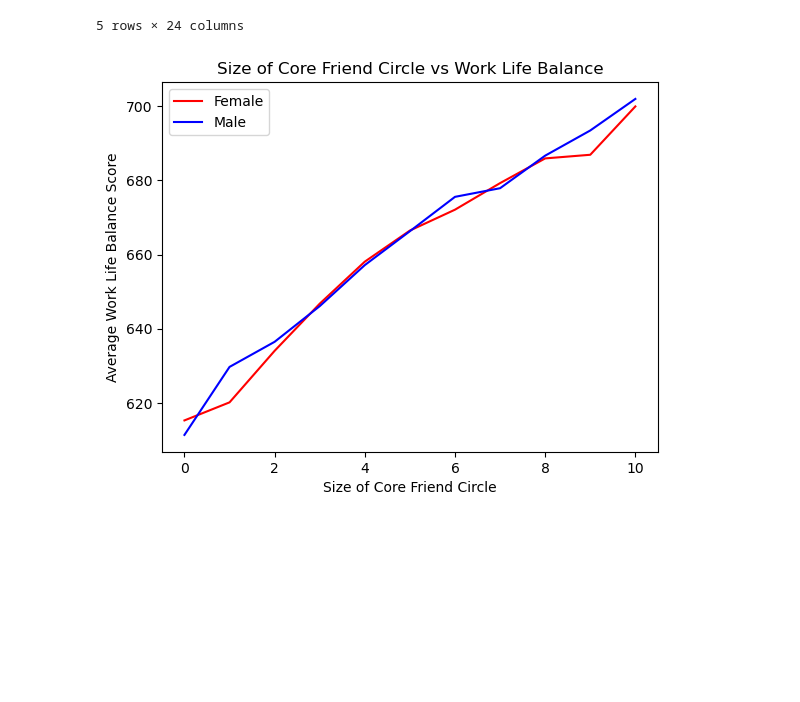
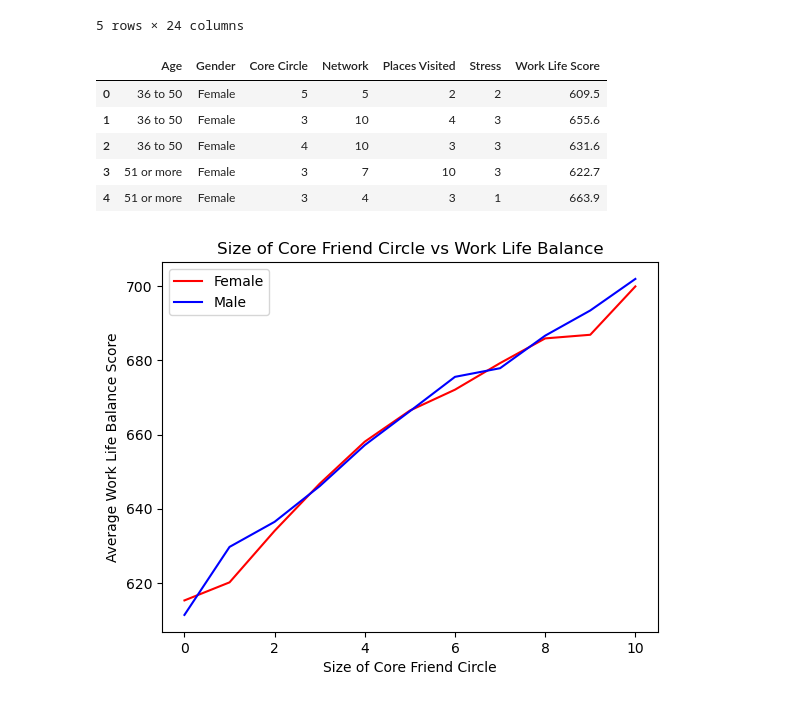
Before and after one commit to jenna-mk/Project_1, a Jupyter notebook: main_peter.ipynb, the cells around one changed output. Drawn from its saved outputs; the diff is of its cells as text; code cells hidden in the pictures; blank space fills up the shorter version.

```diff
--- a/main_peter.ipynb
+++ b/main_peter.ipynb
@@ -26,33 +26,41 @@ wellness_data_df.head()
 stress = wellness_data_df["DAILY_STRESS"]
 core_friends = wellness_data_df["CORE_CIRCLE"]
 interactions = wellness_data_df["SOCIAL_NETWORK"]
 places = wellness_data_df["PLACES_VISITED"]
 work_life_score = wellness_data_df["WORK_LIFE_BALANCE_SCORE"]
 age_range = wellness_data_df["AGE"]
 gender = wellness_data_df["GENDER"]
 
 networking_df = pd.DataFrame({"Age": age_range,
                               "Gender": gender,
                               "Core Circle": core_friends,
                               "Network": interactions,
                               "Places Visited": places,
                               "Stress": stress,
                               "Work Life Score": work_life_score})
 
 
 
 # Convert Stress column to integer
 
 networking_df = networking_df.loc[(networking_df["Stress"] == "0") |
                                   (networking_df["Stress"] == "1") |
                                   (networking_df["Stress"] == "2") |
                                   (networking_df["Stress"] == "3") |
                                   (networking_df["Stress"] == "4") |
                                   (networking_df["Stress"] == "5")]
 
 networking_df["Stress"] = networking_df["Stress"].astype(int)
 networking_male_df = networking_df.loc[networking_df["Gender"] == "Male"]
 networking_female_df = networking_df.loc[networking_df["Gender"] == "Female"]
+networking_df.head()
+# %% [output]
+|  | Age | Gender | Core Circle | Network | Places Visited | Stress | Work Life Score |
+| 0 | 36 to 50 | Female | 5 | 5 | 2 | 2 | 609.5 |
+| 1 | 36 to 50 | Female | 3 | 10 | 4 | 3 | 655.6 |
+| 2 | 36 to 50 | Female | 4 | 10 | 3 | 3 | 631.6 |
+| 3 | 51 or more | Female | 3 | 7 | 10 | 3 | 622.7 |
+| 4 | 51 or more | Female | 3 | 4 | 3 | 1 | 663.9 |
 # %%
 # Plot Core Friends vs Work Life Score
 # x_axis = [0,1,2,3,4,5,6,7,8,9,10]
```
